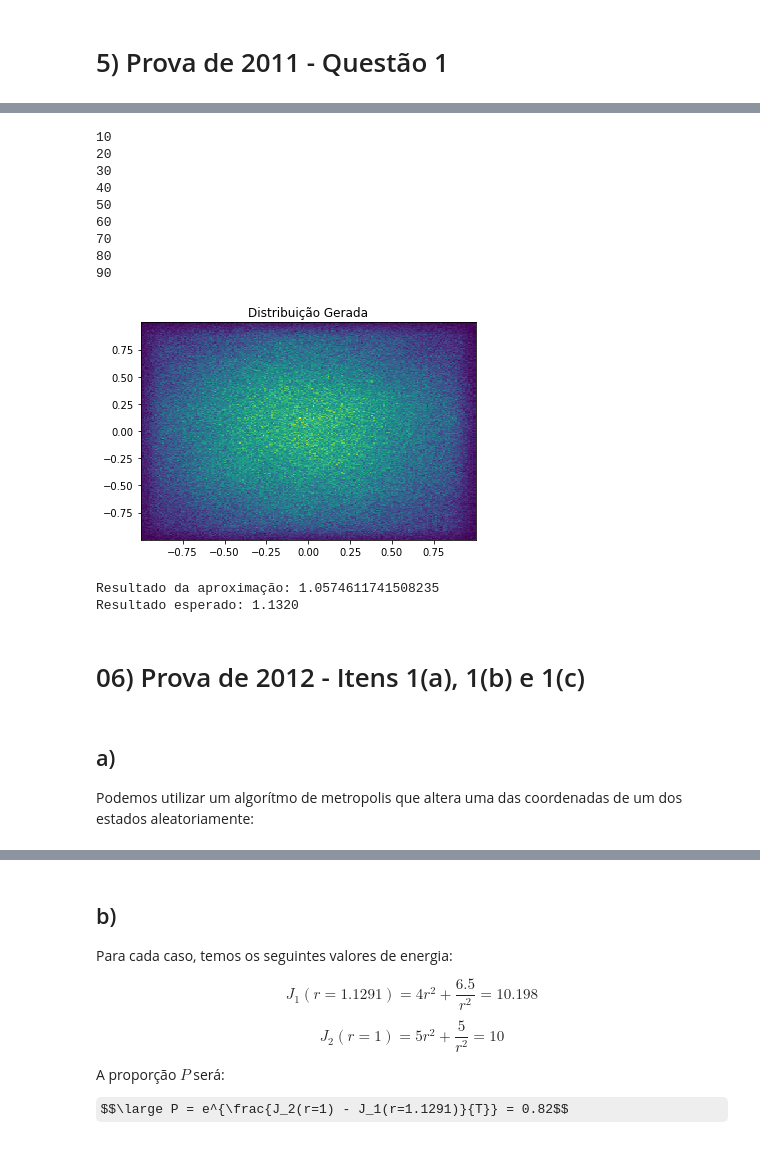
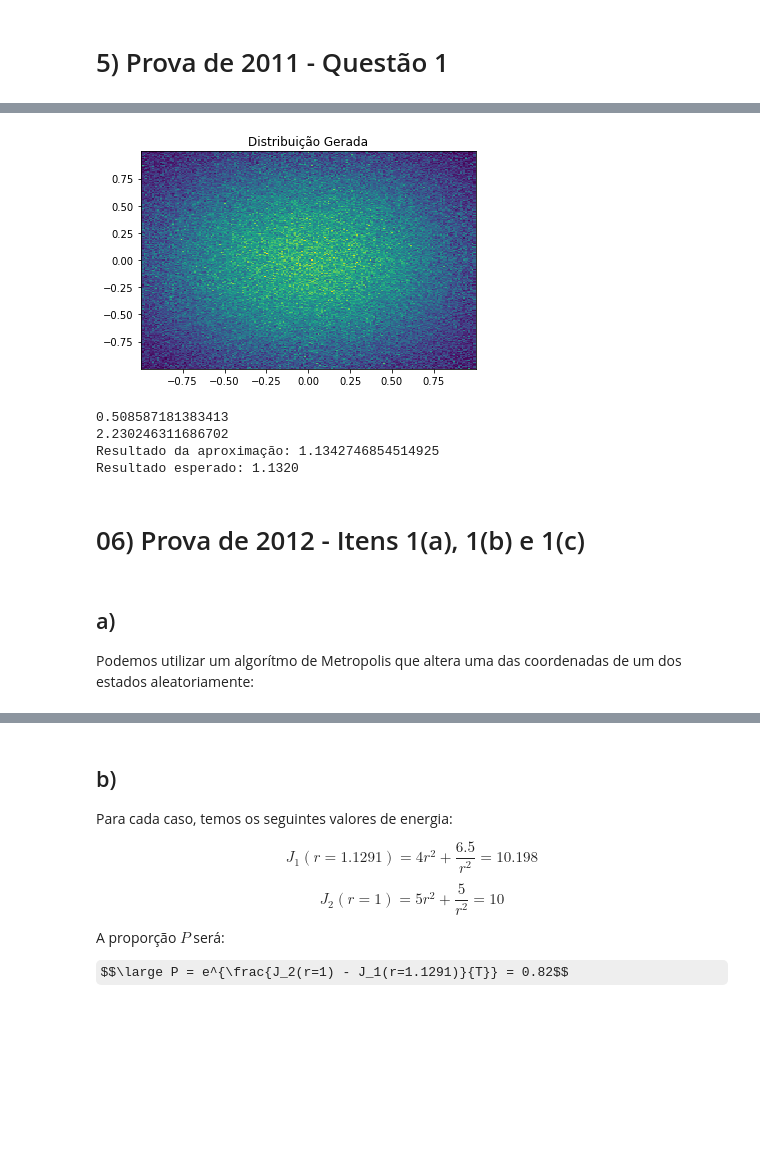
Before and after one commit to VRavaglia/Otimizacao-Natural, a Jupyter notebook: Lista1/Lista1.ipynb, the cells around one changed output, grey strips where cells are left out. Drawn from its saved outputs; the diff is of its cells as text; code cells hidden in the pictures; some formulas as TeX source; blank space fills up the shorter version.

```diff
--- a/Lista1/Lista1.ipynb
+++ b/Lista1/Lista1.ipynb
@@ -254,89 +291,89 @@ import math
 import numpy as np
 import matplotlib.pyplot as plt
 
+# Vetor de estados x = [x1 x2]
 x = [random.uniform(0, 1), random.uniform(0, 1)]
 xhat = [0, 0]
+
+# Somatório
 Fhat = 0
-correcao = 0
-N = 1e7
-M = int(0.1*N) + 1
-xs1 = np.zeros([M, 1])
-xs2 = np.zeros([M, 1])
-e = 0.1
+
+# Fator de correção Z
+Z = 0
+
+# Historico de estados
+xH = []
+
+N = 1e6
+M = int(0.9*N)
+
+e = 0.3
 T = 1
 Jx = 0
 Jxhat = 0
-k = 0
 
-j = 0
+# Função custo
+def J(x):
+    if abs(x[0]) > 1 or abs(x[1]) > 1:
+        return np.inf
+    return x[0]**2 + x[1]**2
 
 # Metropolis
+for n in range(0, int(N)):
 
-def J(x):
-    return x[0]**2 + x[1]**2
-
-for n in range(0, int(N)):
+    # Para cada estado realizar o incremento aleatório
     for i in range(0, 2):
         incremento = e*random.uniform(-1, 1)
         xhat[i] = x[i] + incremento
 
-        if xhat[i] > 1 or xhat[i] < -1:
-            xhat[i] -= 2*incremento
     Jxhat = J(xhat)
 
     dJ = Jxhat - Jx
 
     q = np.exp(-dJ/(T))
     r = random.uniform(0, 1)
 
     if r < q:
         x = list(xhat)
         Jx = Jxhat
 
-    j += 1
-    if(j > N/10):
-        j = 0
-        k+=1
-        print(k*10)
+    # Fator de correção
+    if n <= M:
+        Z += np.exp(-J([np.random.uniform(-1,1),np.random.uniform(-1,1)]))
 
     if n > (N - M):
-        xs1[j] = x[0]
-        xs2[j] = x[1]
+        Fhat += Jx
 
-        Fhat += Jx
-        correcao += np.exp(-J([np.random.uniform(-1,1),np.random.uniform(-1,1)]))
+        xH.append(x)
 
-plt.hist2d(np.asarray(xs1)[:,0], np.asarray(xs2)[:,0], bins = 200)
+xH = np.array(xH)
+
+plt.hist2d(xH[:,0], xH[:,1], bins = 200)
 plt.title("Distribuição Gerada")
 plt.show()
 
-correcao = correcao/M
+Z = Z/M
 
 Fhat = Fhat/M
 
-y = 4*Fhat*correcao
+y = 4*Fhat*Z
 
+print(Fhat)
+print(Z*4)
 print("Resultado da aproximação: " + str(y))
 print("Resultado esperado: 1.1320")
 # %% [output]
+[figure, new version]
-10
-20
-30
-40
-50
-60
-70
-80
-90
+0.508587181383413
+2.230246311686702
+Resultado da aproximação: 1.1342746854514925
+Resultado esperado: 1.1320
-[figure, old version]
-Resultado da aproximação: 1.0574611741508235
-Resultado esperado: 1.1320
 # %% [markdown]
 # 06) Prova de 2012 - Itens 1(a), 1(b) e 1(c)
 # %% [markdown]
 ## a)
 
-Podemos utilizar um algorítmo de metropolis que altera uma das coordenadas de um dos estados aleatoriamente:
+Podemos utilizar um algorítmo de Metropolis que altera uma das coordenadas de um dos estados aleatoriamente:
 # %%
 import random
 import math
```
Also changed, not shown: parts of 22 cells of this notebook, 1 other file.
